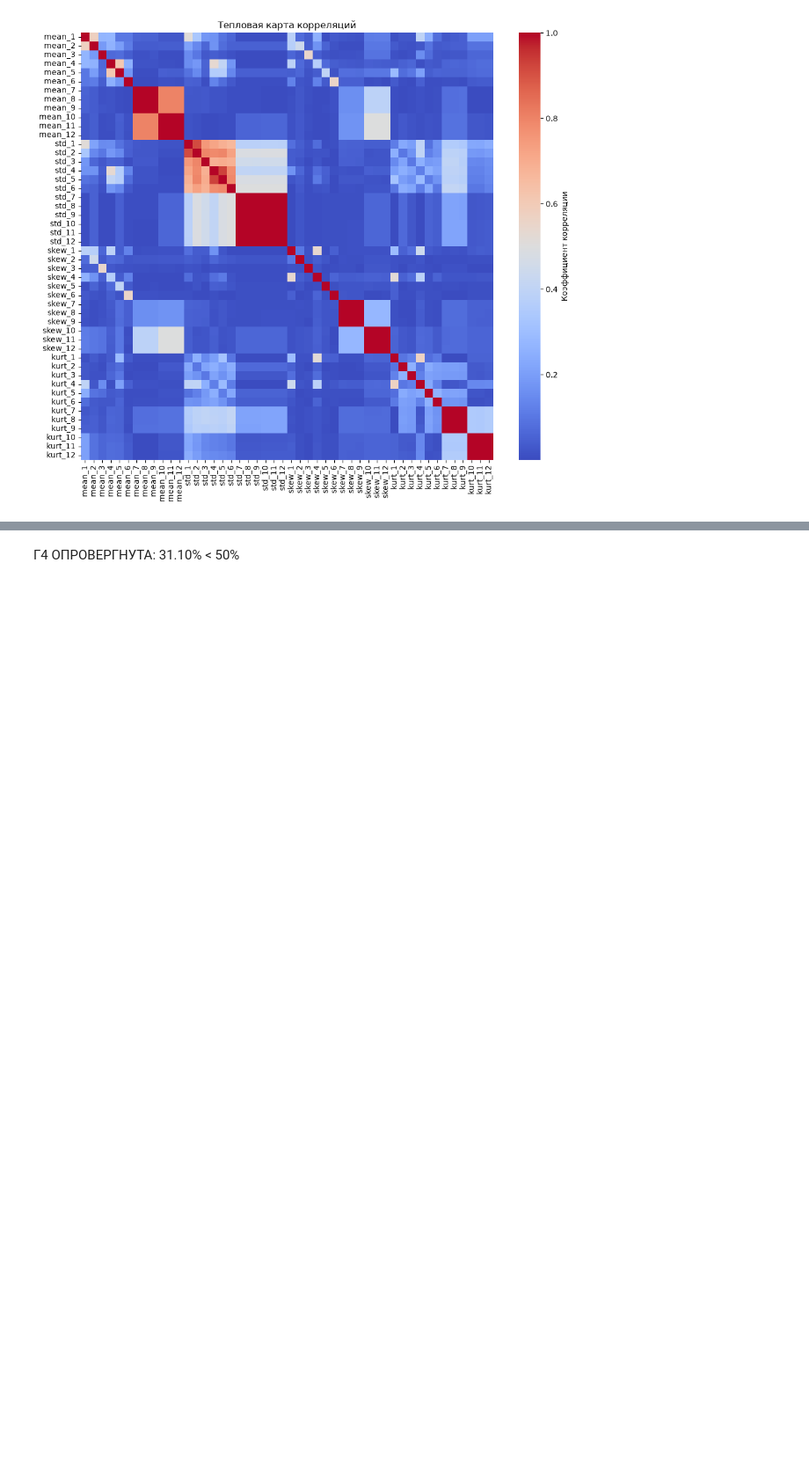
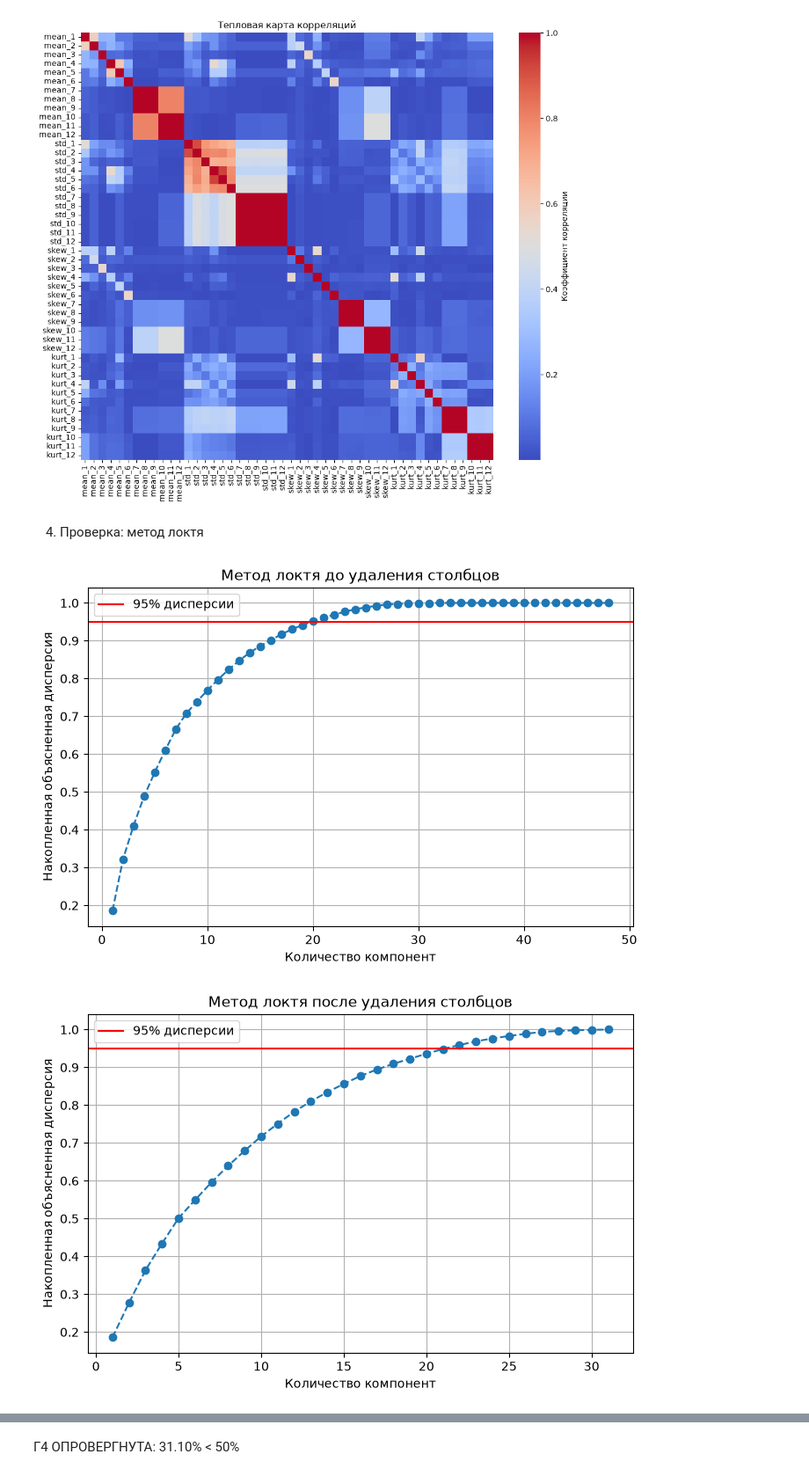
Before and after one commit to mel703/Team, a Jupyter notebook: src/reduce_data.ipynb, the cells around one changed output, grey strips where cells are left out. Shown at 88% size. Saved outputs shown, nothing was run; the diff lists cells and outputs as text; code cells hidden in the pictures; blank space fills up the shorter version.

```diff
--- a/src/reduce_data.ipynb
+++ b/src/reduce_data.ipynb
@@ -54,4 +99,49 @@ plt.show()
 # %% [output]
 Столбцы, которые можно удалить: ['mean_8', 'mean_9', 'mean_11', 'mean_12', 'std_8', 'std_9', 'std_10', 'std_11', 'std_12', 'skew_8', 'skew_9', 'skew_11', 'skew_12', 'kurt_8', 'kurt_9', 'kurt_11', 'kur ...
 [figure]
+# %% [markdown]
+4) Проверка: метод локтя
+# %%
+# Для полных данных
+# Считаем PCA для всех возможных компонент (48)
+X_alltrain_scaled, X_alltest_scaled = prepare(X_train, X_test)
+pca_full = PCA().fit(X_alltrain_scaled)
+
+# Считаем накопленную сумму объясненной дисперсии
+cumsum = np.cumsum(pca_full.explained_variance_ratio_)
+
+# Визуализация
+plt.figure(figsize=(8, 5))
+plt.plot(range(1, len(cumsum) + 1), cumsum, marker='o', linestyle='--')
+plt.axhline(y=0.95, color='r', linestyle='-', label='95% дисперсии')
+plt.xlabel('Количество компонент')
+plt.ylabel('Накопленная объясненная дисперсия')
+plt.title('Метод локтя до удаления столбцов')
+plt.grid(True)
+plt.legend()
+plt.savefig('elbow_method1.png')
+plt.show()
+
+
+# После удаления столбцов
+# Считаем PCA для всех возможных компонент (48)
+pca_full = PCA().fit(X_train_scaled)
+
+# Считаем накопленную сумму объясненной дисперсии
+cumsum = np.cumsum(pca_full.explained_variance_ratio_)
+
+# Визуализация
+plt.figure(figsize=(8, 5))
+plt.plot(range(1, len(cumsum) + 1), cumsum, marker='o', linestyle='--')
+plt.axhline(y=0.95, color='r', linestyle='-', label='95% дисперсии')
+plt.xlabel('Количество компонент')
+plt.ylabel('Накопленная объясненная дисперсия')
+plt.title('Метод локтя после удаления столбцов')
+plt.grid(True)
+plt.legend()
+plt.savefig('elbow_method2.png')
+plt.show()
+# %% [output]
+[figure, added]
+[figure, added]
 # %% [markdown]
```
Also changed, not shown: parts of 15 cells of this notebook, 7 other files.
